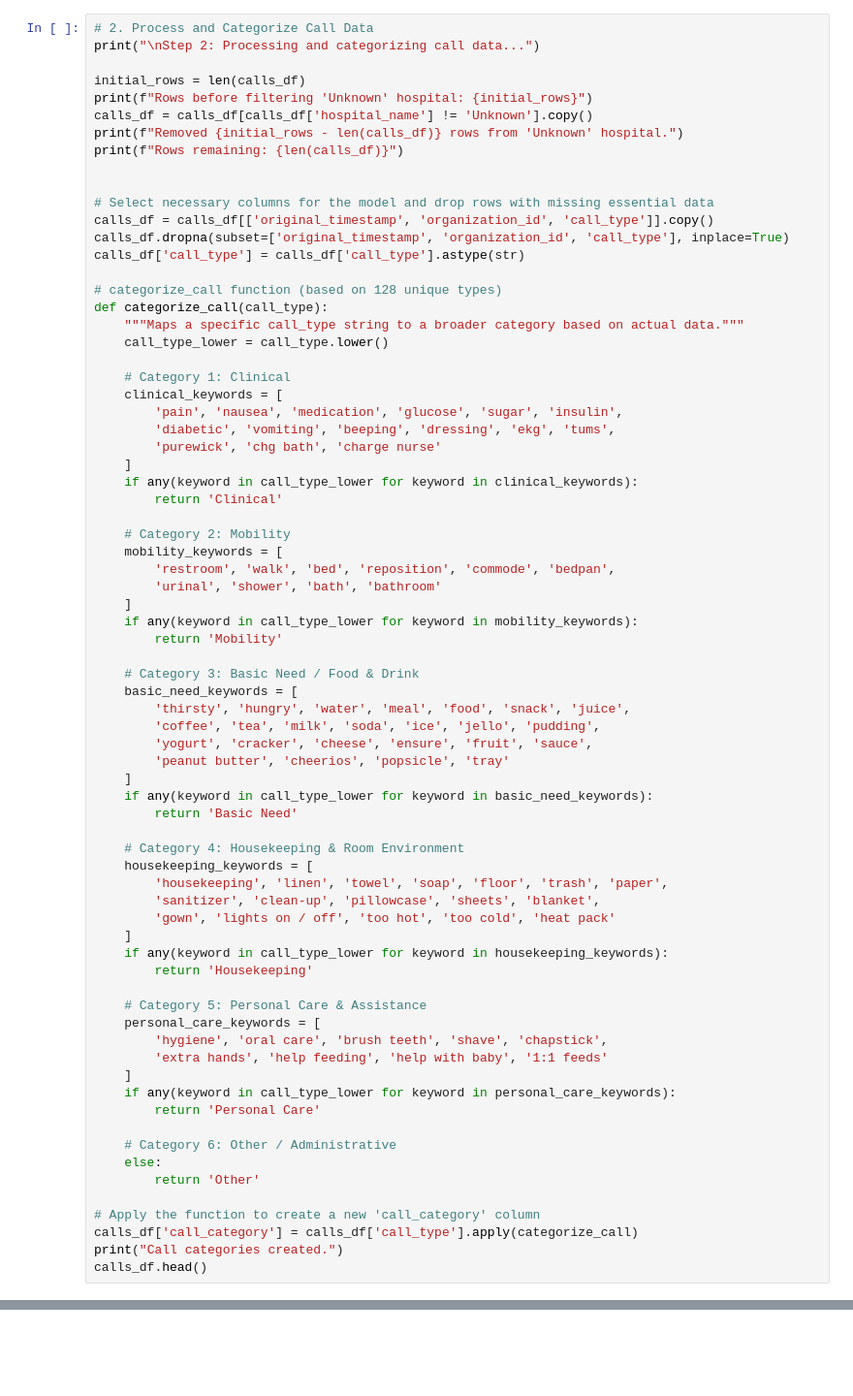
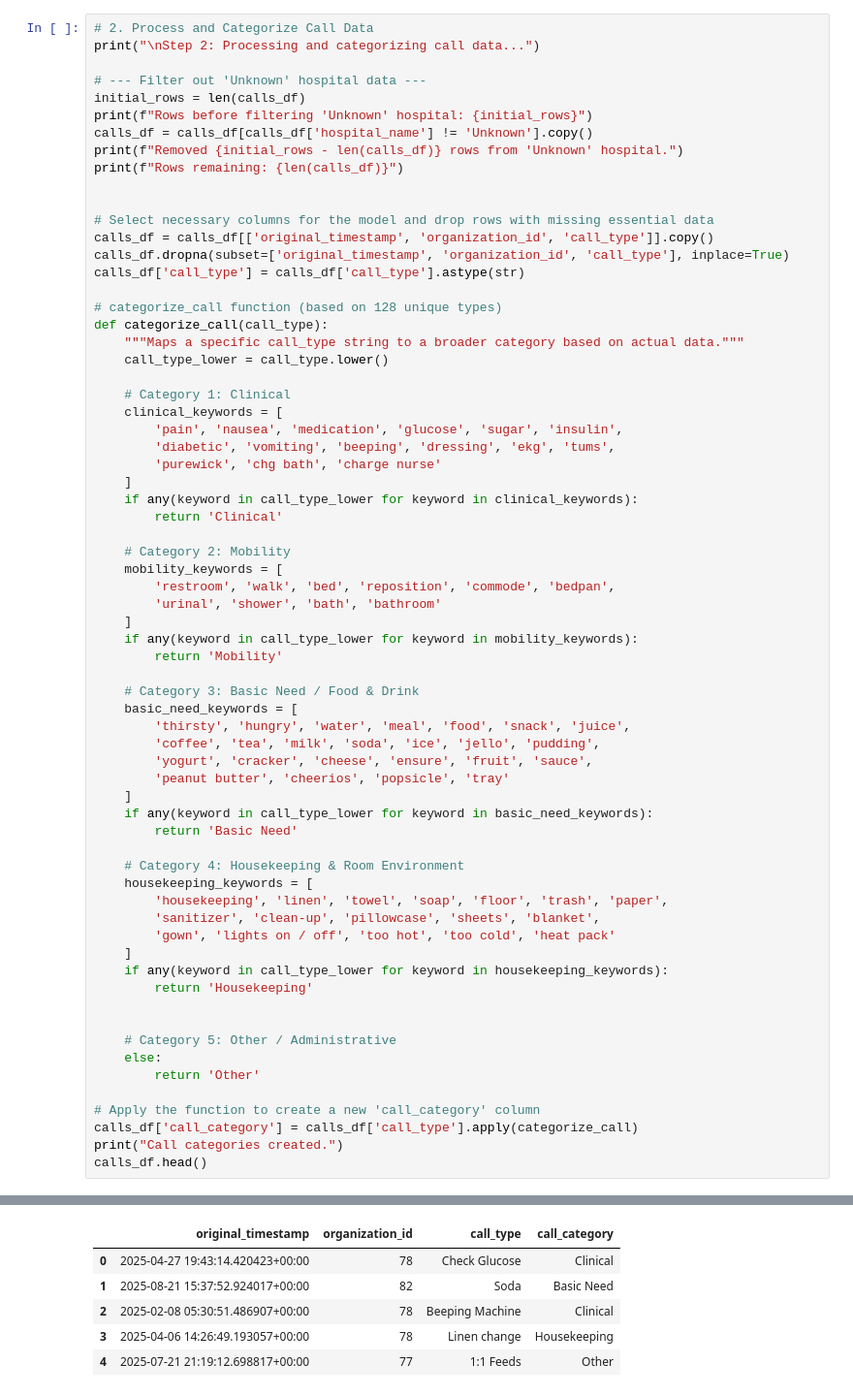
Before and after one commit to amcwustl/dispatch-forecasting-project, a Jupyter notebook: notebooks/1-Data_Cleaning_and_Model_Training.ipynb, the cells around one changed output, grey strips where cells are left out. Shown: that part at 97% size. Cells and saved outputs as stored; diff of their text form; blank space fills up the shorter version.

```diff
--- a/notebooks/1-Data_Cleaning_and_Model_Training.ipynb
+++ b/notebooks/1-Data_Cleaning_and_Model_Training.ipynb
@@ -34,6 +46,7 @@ calls_df.head()
 # 2. Process and Categorize Call Data
 print("\nStep 2: Processing and categorizing call data...")
 
+# --- Filter out 'Unknown' hospital data ---
 initial_rows = len(calls_df)
 print(f"Rows before filtering 'Unknown' hospital: {initial_rows}")
 calls_df = calls_df[calls_df['hospital_name'] != 'Unknown'].copy()
@@ -87,15 +100,8 @@ def categorize_call(call_type):
     if any(keyword in call_type_lower for keyword in housekeeping_keywords):
         return 'Housekeeping'
 
-    # Category 5: Personal Care & Assistance
-    personal_care_keywords = [
-        'hygiene', 'oral care', 'brush teeth', 'shave', 'chapstick',
-        'extra hands', 'help feeding', 'help with baby', '1:1 feeds'
-    ]
-    if any(keyword in call_type_lower for keyword in personal_care_keywords):
-        return 'Personal Care'
 
-    # Category 6: Other / Administrative
+    # Category 5: Other / Administrative
     else:
         return 'Other'
 
@@ -103,3 +109,4 @@ def categorize_call(call_type):
 calls_df['call_category'] = calls_df['call_type'].apply(categorize_call)
 print("Call categories created.")
 calls_df.head()
+# %% [output]
@@ -106,3 +118,9 @@ calls_df.head()
+|  | original_timestamp | organization_id | call_type | call_category |
+| 0 | 2025-04-27 19:43:14.420423+00:00 | 78 | Check Glucose | Clinical |
+| 1 | 2025-08-21 15:37:52.924017+00:00 | 82 | Soda | Basic Need |
+| 2 | 2025-02-08 05:30:51.486907+00:00 | 78 | Beeping Machine | Clinical |
+| 3 | 2025-04-06 14:26:49.193057+00:00 | 78 | Linen change | Housekeeping |
+| 4 | 2025-07-21 21:19:12.698817+00:00 | 77 | 1:1 Feeds | Other |
 # %%
 # 3. Aggregate, Pivot, and Merge
 print("\nStep 3: Aggregating calls and merging with census data...")
```
Also changed, not shown: parts of 7 cells of this notebook, 4 other files.
